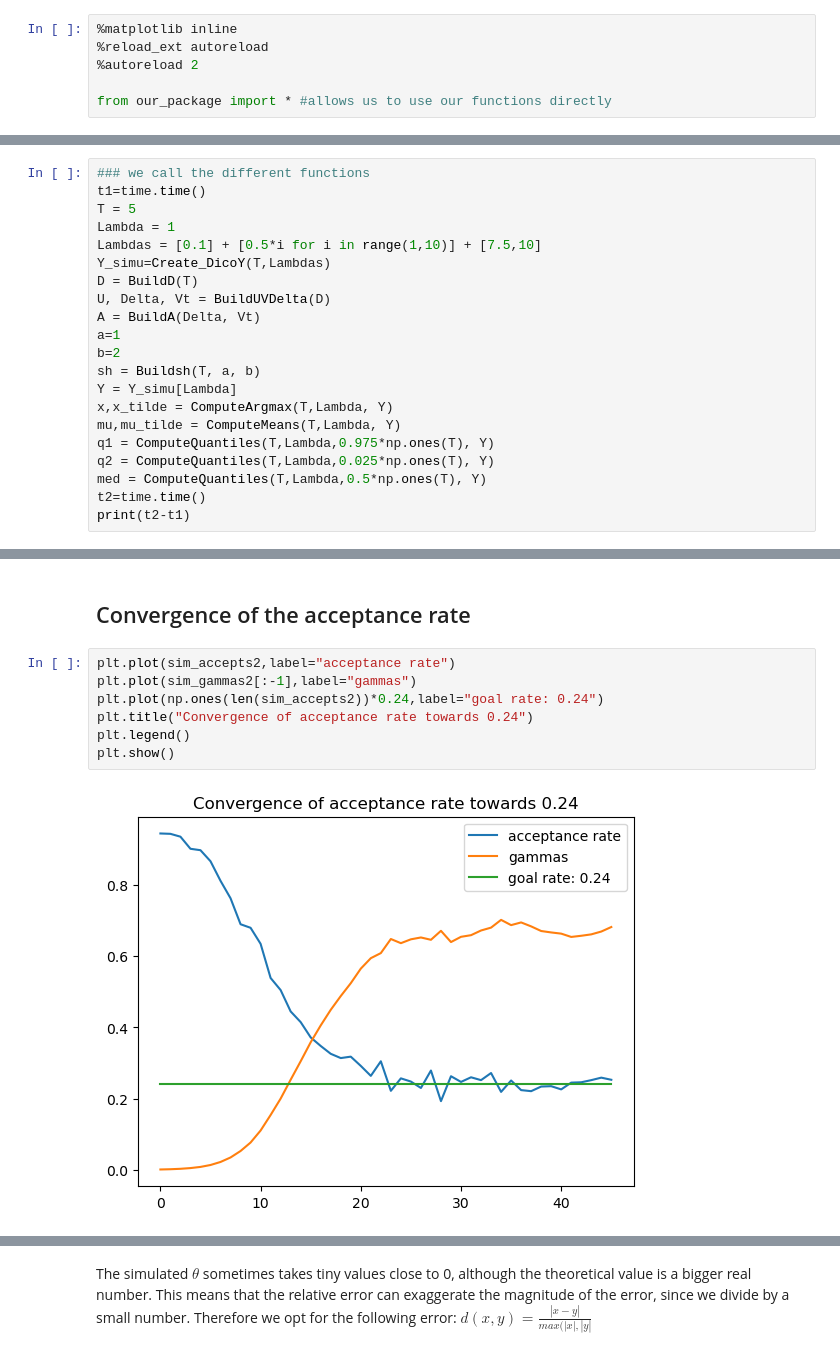
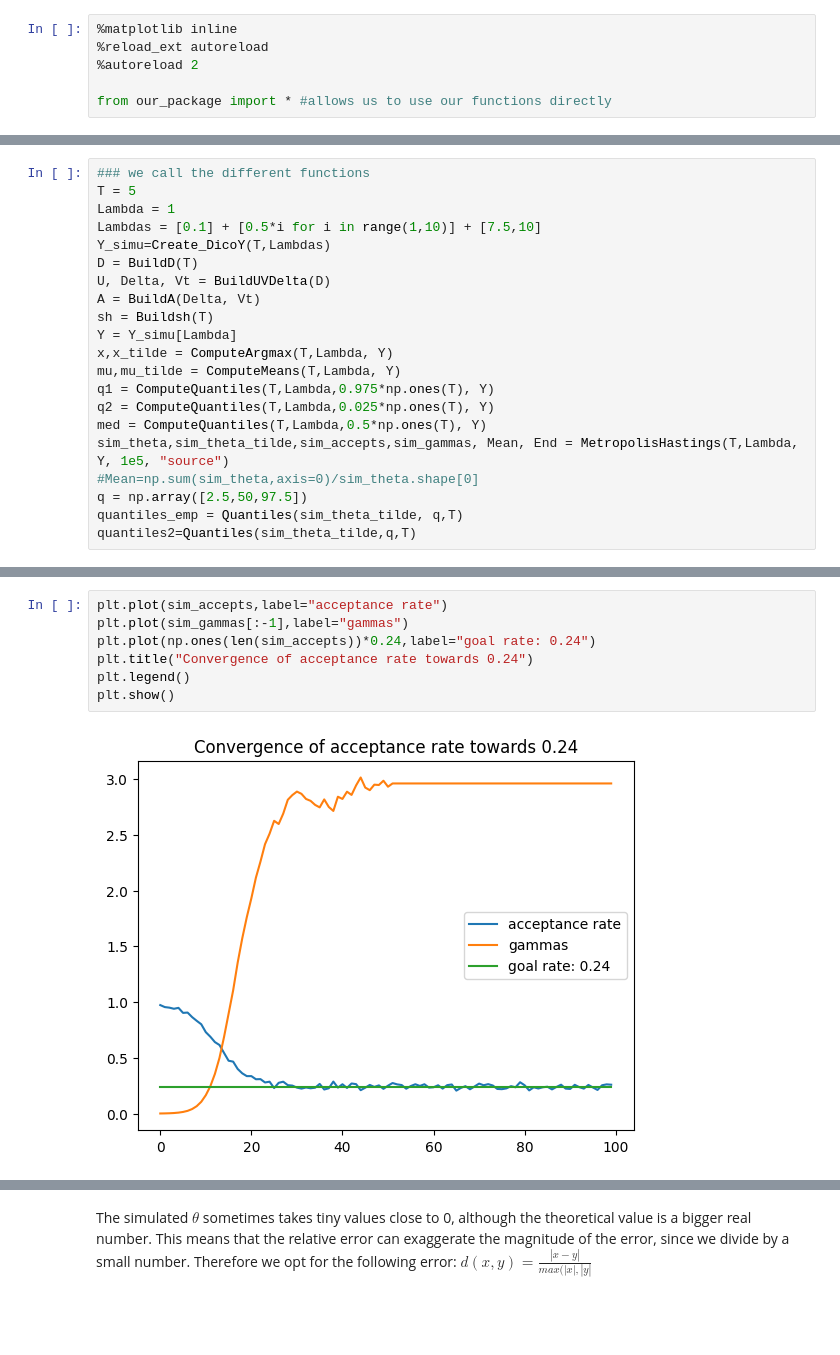
Before and after one commit to vetlerl/mcmc-epidemic, a Jupyter notebook: our_graphics.ipynb, the cells around one changed output, grey strips where cells are left out. Saved outputs shown, nothing was run; the diff lists cells and outputs as text; blank space fills up the shorter version.

```diff
--- a/our_graphics.ipynb
+++ b/our_graphics.ipynb
@@ -28,6 +20,5 @@ Y_simu=Create_DicoY(T,[Lambda])
 # %%
 ### we call the different functions
-t1=time.time()
 T = 5
 Lambda = 1
 Lambdas = [0.1] + [0.5*i for i in range(1,10)] + [7.5,10]
@@ -35,14 +26,15 @@ Y_simu=Create_DicoY(T,Lambdas)
 D = BuildD(T)
 U, Delta, Vt = BuildUVDelta(D)
 A = BuildA(Delta, Vt)
-a=1
-b=2
-sh = Buildsh(T, a, b)
+sh = Buildsh(T)
 Y = Y_simu[Lambda]
 x,x_tilde = ComputeArgmax(T,Lambda, Y)
 mu,mu_tilde = ComputeMeans(T,Lambda, Y)
 q1 = ComputeQuantiles(T,Lambda,0.975*np.ones(T), Y)
 q2 = ComputeQuantiles(T,Lambda,0.025*np.ones(T), Y)
 med = ComputeQuantiles(T,Lambda,0.5*np.ones(T), Y)
-t2=time.time()
-print(t2-t1)
+sim_theta,sim_theta_tilde,sim_accepts,sim_gammas, Mean, End = MetropolisHastings(T,Lambda, Y, 1e5, "source")
+#Mean=np.sum(sim_theta,axis=0)/sim_theta.shape[0]
+q = np.array([2.5,50,97.5])
+quantiles_emp = Quantiles(sim_theta_tilde, q,T)
+quantiles2=Quantiles(sim_theta_tilde,q,T)
@@ -146,12 +89,10 @@ plt.show()
-# %% [markdown]
-## Convergence of the acceptance rate
 # %%
-plt.plot(sim_accepts2,label="acceptance rate")
-plt.plot(sim_gammas2[:-1],label="gammas")
-plt.plot(np.ones(len(sim_accepts2))*0.24,label="goal rate: 0.24")
+plt.plot(sim_accepts,label="acceptance rate")
+plt.plot(sim_gammas[:-1],label="gammas")
+plt.plot(np.ones(len(sim_accepts))*0.24,label="goal rate: 0.24")
 plt.title("Convergence of acceptance rate towards 0.24")
 plt.legend()
 plt.show()
 # %% [output]
-[figure, old version]
+[figure, new version]
 # %% [markdown]
```
Also changed, not shown: parts of 38 cells of this notebook, 1 other file.
